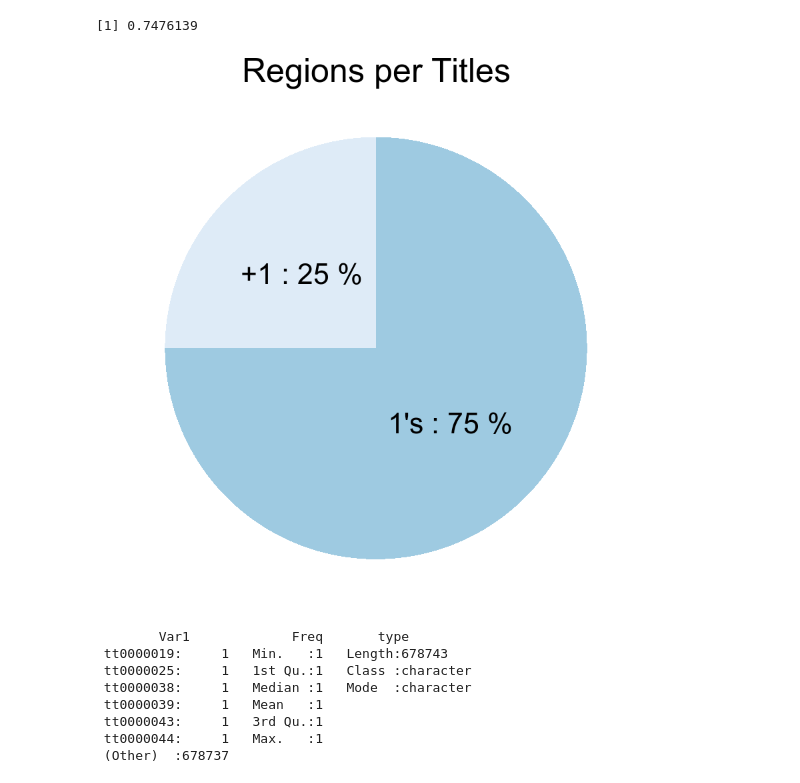
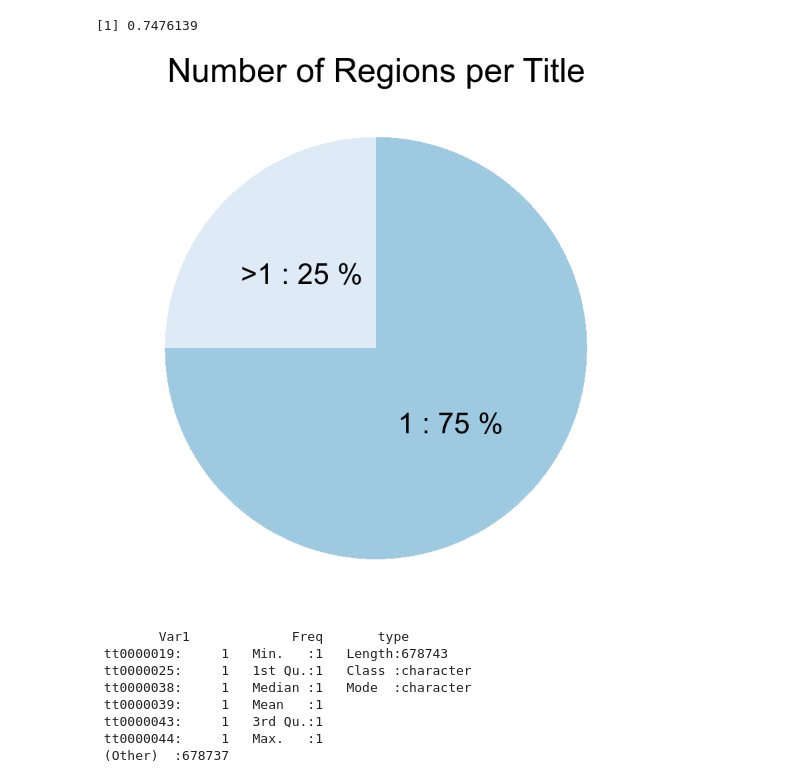
Before and after one commit to fsbarros98/IMDb_analysis, a Jupyter notebook: src/boxplot_count_translated.ipynb, the cells around one changed output. Cells and saved outputs as stored; diff of their text form; code cells hidden in the pictures.

```diff
--- a/src/boxplot_count_translated.ipynb
+++ b/src/boxplot_count_translated.ipynb
@@ -62,18 +62,18 @@ plus_ones = 1-ones
 ones = round(ones,digits=2)
 plus_ones =  round(plus_ones,digits=2)
 # %%
-pie_chart_data = data.frame(group=c("1's","+1"),value=c(ones,plus_ones))
+pie_chart_data = data.frame(group=c("1",">1"),value=c(ones,plus_ones))
 # %%
 ggplot(pie_chart_data, aes(x="", y=value, fill=group)) +
   geom_bar(stat="identity", width=1) +
   coord_polar("y", start=0) +
   theme_void()+
   theme(legend.position="none",plot.title=element_text(hjust=0.5,size=30)) +
   geom_text(aes(label = paste(group,":", value*100,"%")), position=position_stack(vjust=0.5), color = "black", size=9) +
   scale_fill_brewer(palette="Blues") +
-  labs(title="Regions per Titles")
+  labs(title="Number of Regions per Title")
 # %% [output]
-[figure, old version]
+[figure, new version]
 # %%
 ids_menor_1 = ids[ids$Freq<2,]
 ids_maior_1 = ids[ids$Freq>=2,]
```
Also changed, not shown: parts of 1 cell of this notebook, 1 other file.
